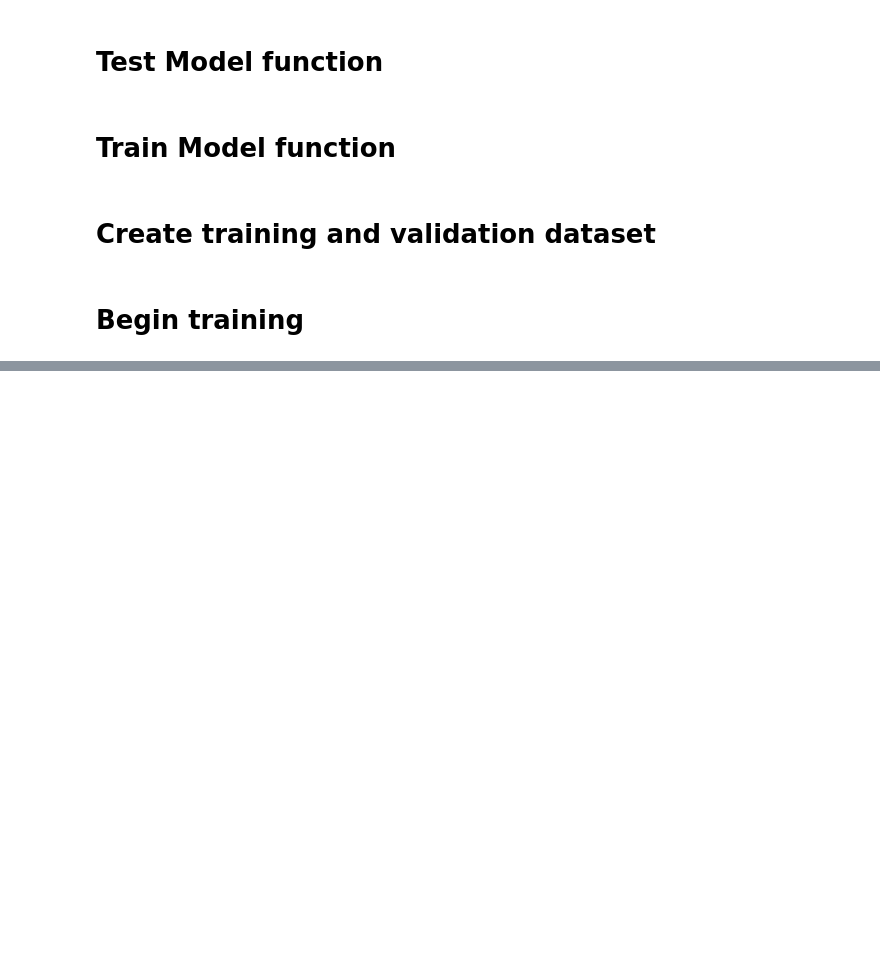
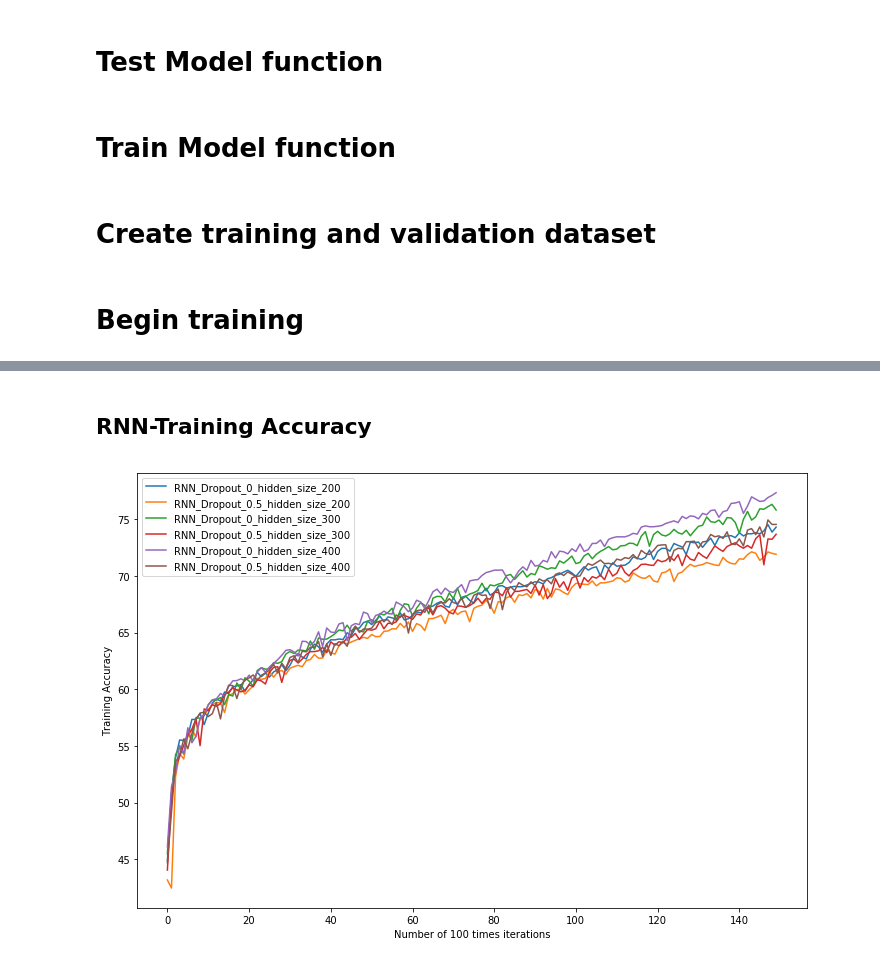
Before and after one commit to wangjy38/DS-GA-1011, a Jupyter notebook: SNLI.ipynb, the cells around one changed output, grey strips where cells are left out. Cells and saved outputs as stored; diff of their text form; code cells hidden in the pictures; blank space fills up the shorter version.

```diff
--- a/SNLI.ipynb
+++ b/SNLI.ipynb
@@ -172,0 +321,21 @@ for hidden_size in hidden_size_list:
+# %% [markdown]
+## RNN-Training Accuracy
+# %%
+import pickle as pk
+hidden_size_list = [200, 300, 400]
+dropout_list = [0, 0.5]
+
+plt.figure(figsize=(12,8))
+plt.xlabel("Number of 100 times iterations")
+plt.ylabel("Training Accuracy")
+
+for hidden_size in hidden_size_list:
+    for dropout_rate in dropout_list:
+        filename= "RNN_Dropout_{}_hidden_size_{}".format(dropout_rate, hidden_size)
+        with open('./train_acc/'+filename+".p", "rb") as input:
+            train_acc=pk.load(input)
+        plt.plot(train_acc, label=filename)
+plt.legend(loc='best')
+plt.show()
+# %% [output]
+[figure, added]
```
Also changed, not shown: parts of 27 cells of this notebook, 3 other files.
